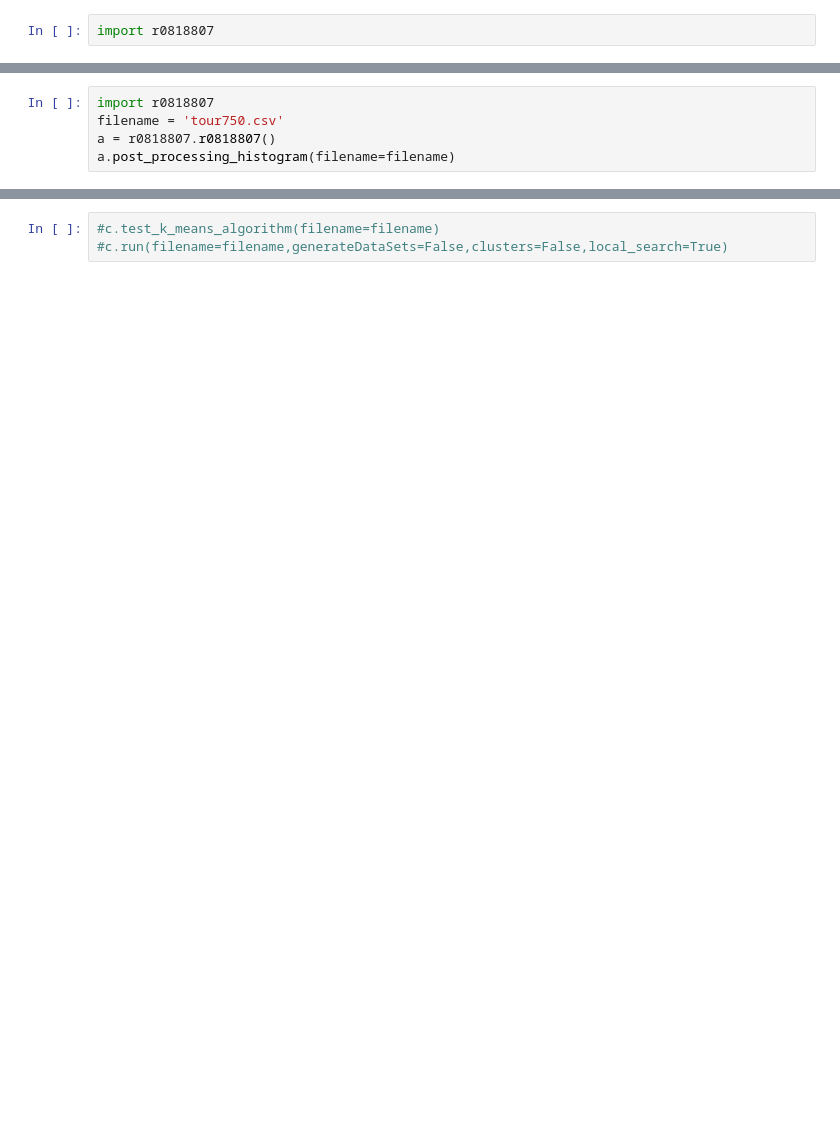
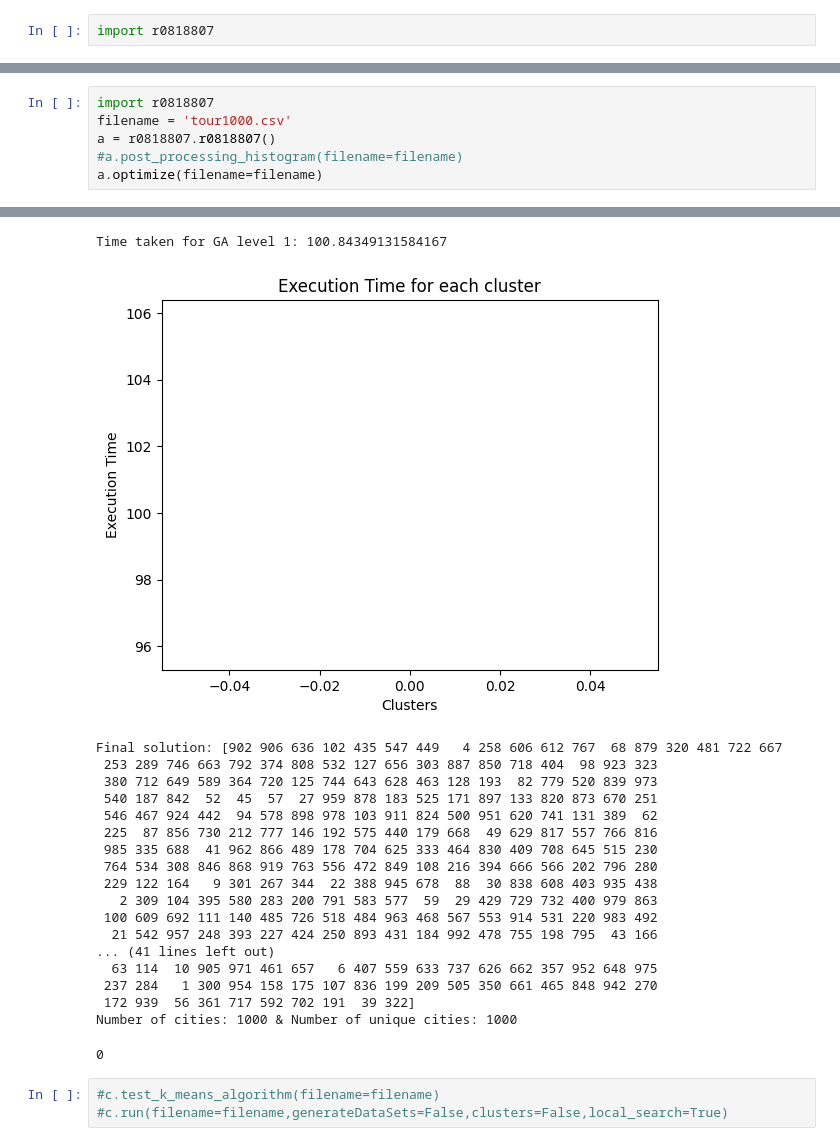
Before and after one commit to piergili0611/KuL_MAI_GeneticAlgorithm_TSP, a Jupyter notebook: GA_Notebook.ipynb, the cells around one changed output, grey strips where cells are left out. Cells and saved outputs as stored; diff of their text form; blank space fills up the shorter version.

```diff
--- a/GA_Notebook.ipynb
+++ b/GA_Notebook.ipynb
@@ -453,5 +46,7 @@ Distance matrix: [[     0.         100000.           1033.83645555 ...   1846.59
 # %%
 import r0818807
-filename = 'tour750.csv'
+filename = 'tour1000.csv'
 a = r0818807.r0818807()
-a.post_processing_histogram(filename=filename)
+#a.post_processing_histogram(filename=filename)
+a.optimize(filename=filename)
+# %% [output]
@@ -458,3 +70,23 @@ a.post_processing_histogram(filename=filename)
+Time taken for GA level 1: 100.84349131584167
+[figure, added]
+Final solution: [902 906 636 102 435 547 449   4 258 606 612 767  68 879 320 481 722 667
+ 253 289 746 663 792 374 808 532 127 656 303 887 850 718 404  98 923 323
+ 380 712 649 589 364 720 125 744 643 628 463 128 193  82 779 520 839 973
+ 540 187 842  52  45  57  27 959 878 183 525 171 897 133 820 873 670 251
+ 546 467 924 442  94 578 898 978 103 911 824 500 951 620 741 131 389  62
+ 225  87 856 730 212 777 146 192 575 440 179 668  49 629 817 557 766 816
+ 985 335 688  41 962 866 489 178 704 625 333 464 830 409 708 645 515 230
+ 764 534 308 846 868 919 763 556 472 849 108 216 394 666 566 202 796 280
+ 229 122 164   9 301 267 344  22 388 945 678  88  30 838 608 403 935 438
+   2 309 104 395 580 283 200 791 583 577  59  29 429 729 732 400 979 863
+ 100 609 692 111 140 485 726 518 484 963 468 567 553 914 531 220 983 492
+  21 542 957 248 393 227 424 250 893 431 184 992 478 755 198 795  43 166
+... (41 lines left out)
+  63 114  10 905 971 461 657   6 407 559 633 737 626 662 357 952 648 975
+ 237 284   1 300 954 158 175 107 836 199 209 505 350 661 465 848 942 270
+ 172 939  56 361 717 592 702 191  39 322]
+Number of cities: 1000 & Number of unique cities: 1000
+0
 # %%
 #c.test_k_means_algorithm(filename=filename)
 #c.run(filename=filename,generateDataSets=False,clusters=False,local_search=True)
```
Also changed, not shown: parts of 5 cells of this notebook, 4 other files.
